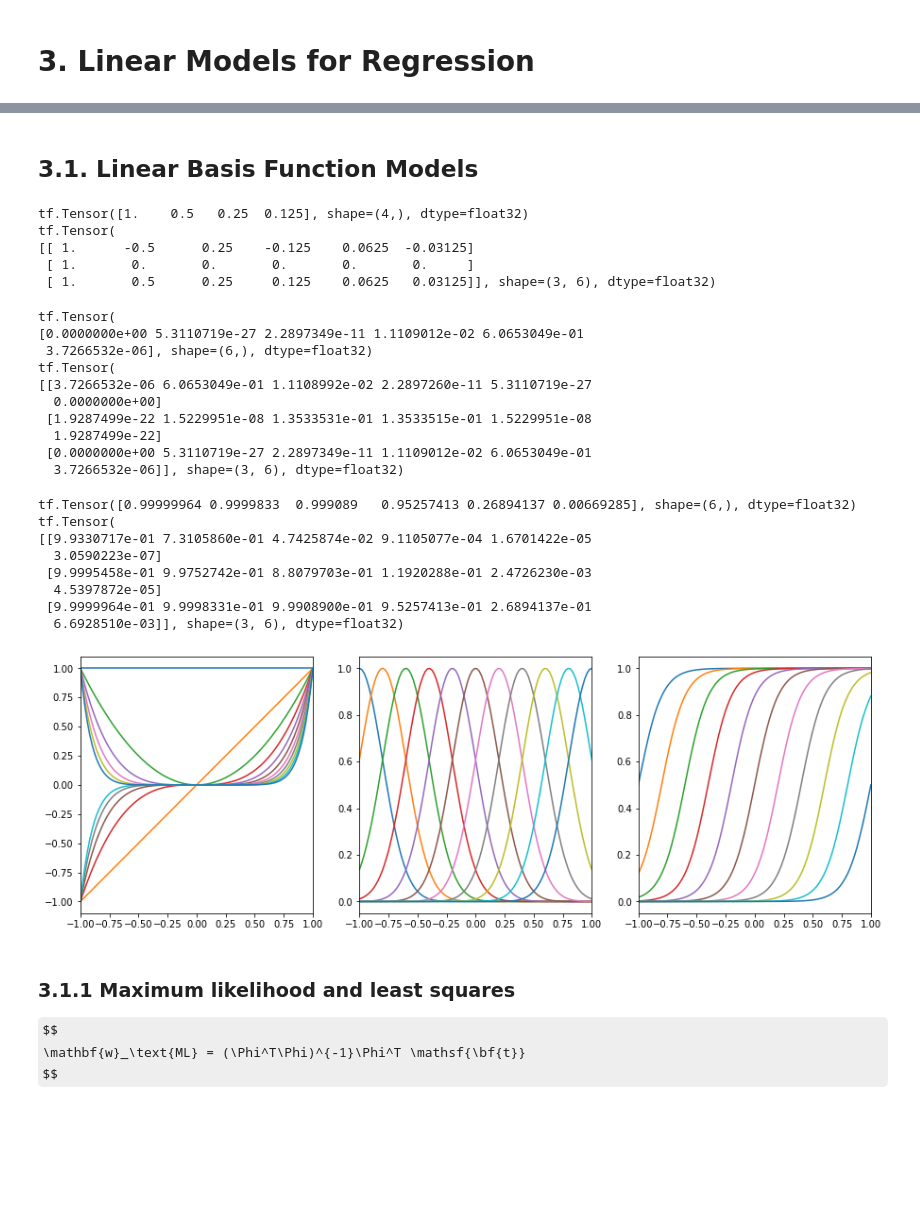
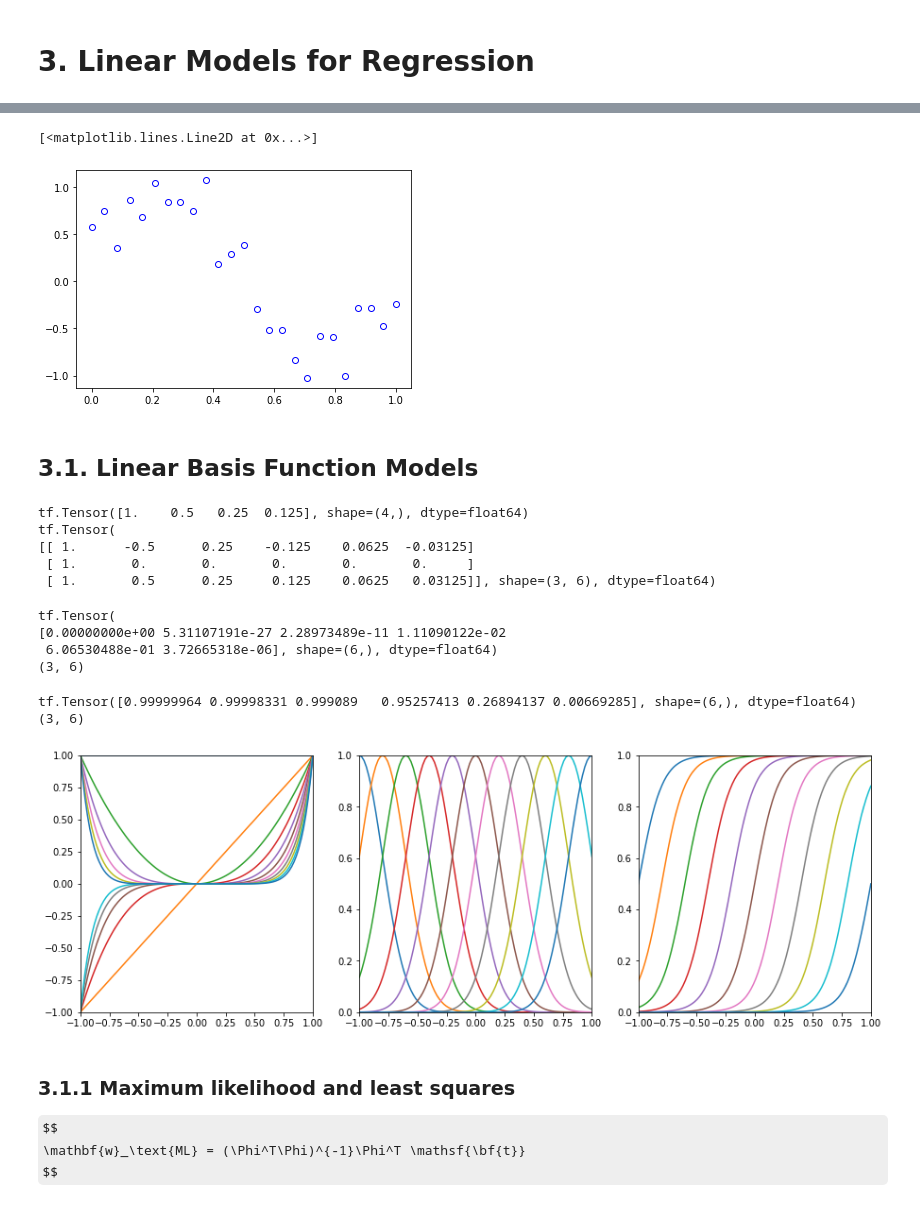
Before and after one commit to bt22dr/PRML, a Jupyter notebook: PRML_chapter_3.ipynb, the cells around one changed output, grey strips where cells are left out. Cells and saved outputs as stored; diff of their text form; code cells hidden in the pictures; some formulas as TeX source; blank space fills up the shorter version.

```diff
--- a/PRML_chapter_3.ipynb
+++ b/PRML_chapter_3.ipynb
@@ -77,3 +35,26 @@ plt.plot(x, y, 'bo', markerfacecolor='none')
+# %%
+# 참고: https://github.com/ctgk/PRML
+
+def sinusoidal(x):
+  return tf.math.sin(2 * math.pi * x)
+
+def linear(x):
+  return -0.3 + 0.5 * x
+
+def cubic(x):
+  return x * (x - 5) * (x + 5)
+
+def create_toy_data(func, sample_size, std, domain=[0.0, 1.0]):
+  x = tf.cast(tf.linspace(domain[0], domain[1], sample_size), tf.float64)
+  x = tf.random.shuffle(x)
+  t = func(x) + tf.random.normal(x.shape, stddev=std, dtype=tf.float64)
+  return x, t
+
+x, y = create_toy_data(sinusoidal, 25, 0.25)
+plt.plot(x, y, 'bo', markerfacecolor='none')
+# %% [output]
+[<matplotlib.lines.Line2D at 0x...>]
+[figure, added]
 # %% [markdown]
 ## 3.1. Linear Basis Function Models
 # %%
@@ -81,75 +62,63 @@ def polynomial_basis_functions(x, M):
   X = []
   for i in range(M):
     X.append(tf.math.pow(x, i))
-  return tf.transpose(tf.stack(X))
+  return tf.cast(tf.transpose(tf.stack(X)), tf.float64)
 
 print(polynomial_basis_functions(0.5, 4))
 print(polynomial_basis_functions([-0.5, 0.0, 0.5], 6))
 # %% [output]
-tf.Tensor([1.    0.5   0.25  0.125], shape=(4,), dtype=float32)
+tf.Tensor([1.    0.5   0.25  0.125], shape=(4,), dtype=float64)
 tf.Tensor(
 [[ 1.      -0.5      0.25    -0.125    0.0625  -0.03125]
  [ 1.       0.       0.       0.       0.       0.     ]
- [ 1.       0.5      0.25     0.125    0.0625   0.03125]], shape=(3, 6), dtype=float32)
+ [ 1.       0.5      0.25     0.125    0.0625   0.03125]], shape=(3, 6), dtype=float64)
 # %%
 def gaussian_basis_functions(x, mu, s):
   X = []
   for m in mu:
     X.append(
         tf.math.exp(-0.5 * tf.math.pow(tf.subtract(x, m), 2) / s**2)) # 식 3.4
-  return tf.transpose(tf.stack(X))
+  return tf.cast(tf.transpose(tf.stack(X)), tf.float64)
 
 mu, s = tf.linspace(-1.0, 1.0, 6), 0.1
 print(gaussian_basis_functions(0.5, mu, s))
-print(gaussian_basis_functions([-0.5, 0.0, 0.5], mu, s))
+print(gaussian_basis_functions([-0.5, 0.0, 0.5], mu, s).shape)
 # %% [output]
 tf.Tensor(
-[0.0000000e+00 5.3110719e-27 2.2897349e-11 1.1109012e-02 6.0653049e-01
- 3.7266532e-06], shape=(6,), dtype=float32)
-tf.Tensor(
-[[3.7266532e-06 6.0653049e-01 1.1108992e-02 2.2897260e-11 5.3110719e-27
-  0.0000000e+00]
- [1.9287499e-22 1.5229951e-08 1.3533531e-01 1.3533515e-01 1.5229951e-08
-  1.9287499e-22]
- [0.0000000e+00 5.3110719e-27 2.2897349e-11 1.1109012e-02 6.0653049e-01
-  3.7266532e-06]], shape=(3, 6), dtype=float32)
+[0.00000000e+00 5.31107191e-27 2.28973489e-11 1.11090122e-02
+ 6.06530488e-01 3.72665318e-06], shape=(6,), dtype=float64)
+(3, 6)
 # %%
 def sigmoidal_basis_functions(x, mu, s):
   X = []
   for m in mu:
     X.append(
         tf.math.sigmoid(tf.subtract(x, m) / s)) # 식 3.5
-  return tf.transpose(tf.stack(X))
+  return tf.cast(tf.transpose(tf.stack(X)), tf.float64)
 
 mu, s = tf.linspace(-1.0, 1.0, 6), 0.1
 print(sigmoidal_basis_functions(0.5, mu, s))
-print(sigmoidal_basis_functions([-0.5, 0.0, 0.5], mu, s))
+print(sigmoidal_basis_functions([-0.5, 0.0, 0.5], mu, s).shape)
 # %% [output]
-tf.Tensor([0.99999964 0.9999833  0.999089   0.95257413 0.26894137 0.00669285], shape=(6,), dtype=float32)
-tf.Tensor(
-[[9.9330717e-01 7.3105860e-01 4.7425874e-02 9.1105077e-04 1.6701422e-05
-  3.0590223e-07]
- [9.9995458e-01 9.9752742e-01 8.8079703e-01 1.1920288e-01 2.4726230e-03
-  4.5397872e-05]
- [9.9999964e-01 9.9998331e-01 9.9908900e-01 9.5257413e-01 2.6894137e-01
-  6.6928510e-03]], shape=(3, 6), dtype=float32)
+tf.Tensor([0.99999964 0.99998331 0.999089   0.95257413 0.26894137 0.00669285], shape=(6,), dtype=float64)
+(3, 6)
 # %%
 M = 11
 mu = tf.linspace(-1.0, 1.0, M)
 x = tf.linspace(-1.0, 1.0, 100)
 
 X_polynomial = polynomial_basis_functions(x, M)
 X_gaussian = gaussian_basis_functions(x, mu, 0.2)
 X_sigmoidal = sigmoidal_basis_functions(x, mu, 0.1)
 
 plt.figure(figsize=(15, 5))
 for i, X in enumerate([X_polynomial, X_gaussian, X_sigmoidal]):
   plt.subplot(1, 3, i + 1)
   for j in range(M):
     plt.plot(x, X[:, j])
-  plt.xlim(-1,1)#; plt.ylim(tf.reduce_min(X).numpy(), tf.reduce_max(X).numpy())
+  plt.xlim(-1,1); plt.ylim(tf.reduce_min(X).numpy(), tf.reduce_max(X).numpy())
 # %% [output]
-[figure, old version]
+[figure, new version]
 # %% [markdown]
 ### 3.1.1 Maximum likelihood and least squares
 
```
Also changed, not shown: parts of 27 cells of this notebook.
